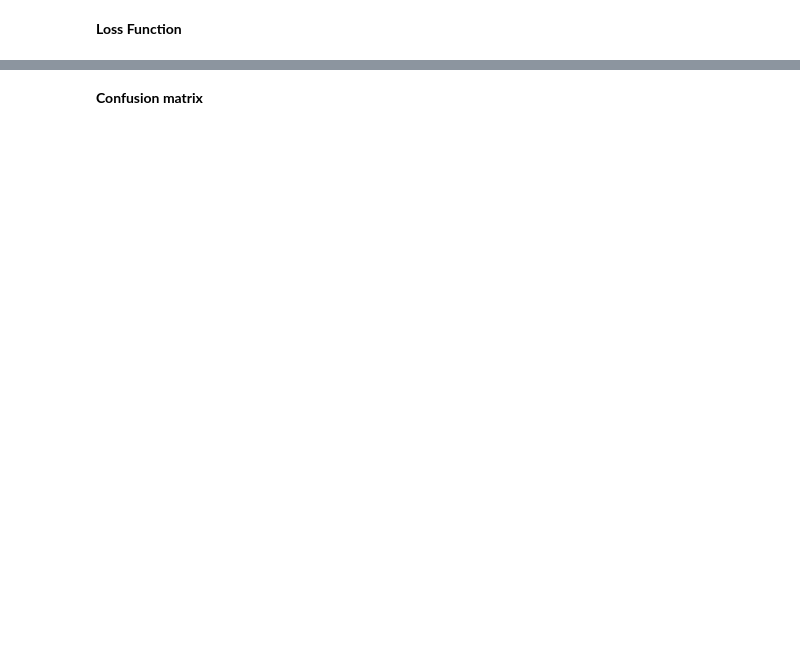
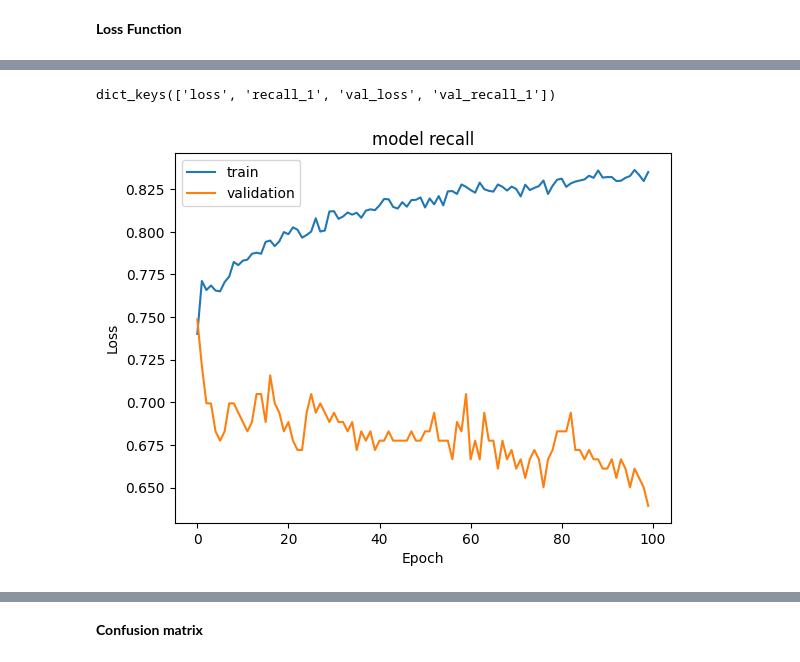
Before and after one commit to maarut001/aiml, a Jupyter notebook: INN_Learner_Notebook_Full_code.ipynb, the cells around one changed output, grey strips where cells are left out. Cells and saved outputs as stored; diff of their text form; code cells hidden in the pictures; blank space fills up the shorter version.

```diff
--- a/INN_Learner_Notebook_Full_code.ipynb
+++ b/INN_Learner_Notebook_Full_code.ipynb
@@ -1256,28 +1344,28 @@ tf.random.set_seed(2)
 #Initializing the model
 model_5 = Sequential()
 # Complete the code to add required # of neurons to the input layer with relu as activation function
-model_5.add(Dense(___,activation='___',input_dim = X_train_smote.shape[1]))
+model_5.add(Dense(32,activation='relu',input_dim = X_train_smote.shape[1]))
 #Complete the code to add dropout rate
-model_5.add(Dropout(___))
+model_5.add(Dropout(0.1))
 # Complete the code to add required # neurons to the hidden layer with any activation function.
-model_5.add(Dense(___,activation='___'))
+model_5.add(Dense(16,activation='relu'))
 # Complete the code to add dropout rate.
-model_5.add(Dropout(___))
+model_5.add(Dropout(0.1))
 # Adding hidden layer with 8 neurons with relu as activation function
 model_5.add(Dense(8,activation='relu'))
 # Complete the code to add the required number of neurons in the output layer with a suitable activation function.
-model_5.add(Dense(___, activation = '___'))
+model_5.add(Dense(1, activation = 'sigmoid'))
 # %%
 #Complete the code to use Adam as the optimizer.
-optimizer = tf.keras.optimizers.____()
+optimizer = tf.keras.optimizers.Adam()
 
 # uncomment one of the following lines to define the metric to be used
 # metric = 'accuracy'
-# metric = keras.metrics.Recall()
+metric = keras.metrics.Recall()
 # metric = keras.metrics.Precision()
 # metric = keras.metrics.F1Score()
 # %%
 # Complete the code to compile the model with binary cross entropy as loss function and recall as the metric
-model_5.compile(loss='___',optimizer=optimizer,metrics=[metric])
+model_5.compile(loss='binary_crossentropy',optimizer=optimizer,metrics=[metric])
 # %%
 model_5.summary()
@@ -1284,7 +1392,7 @@ model_5.summary()
 # %%
 history_5 = model_5.fit(
     X_train_smote,y_train_smote,
-    batch_size=___, ## Complete the code to specify the batch size to use
-    epochs=____, ## Complete the code to specify the number of epochs
+    batch_size=32, ## Complete the code to specify the batch size to use
+    epochs=100, ## Complete the code to specify the number of epochs
     verbose=1,
     validation_data = (X_val,y_val))
@@ -1302,12 +1430,16 @@ plt.show()
 # %%
 #Plotting Train recall vs Validation recall
-plt.plot(history_5.history['recall'])
-plt.plot(history_5.history['val_recall'])
+print(history_5.history.keys())
+plt.plot(history_5.history['recall_1'])
+plt.plot(history_5.history['val_recall_1'])
 plt.title('model recall')
 plt.ylabel('Loss')
 plt.xlabel('Epoch')
 plt.legend(['train', 'validation'], loc='upper left')
 plt.show()
+# %% [output]
+dict_keys(['loss', 'recall_1', 'val_loss', 'val_recall_1'])
+[figure, added]
 # %%
 y_train_pred = model_5.predict(X_train_smote)
 #Predicting the results using 0.5 as the threshold
```
Also changed, not shown: parts of 28 cells of this notebook.
